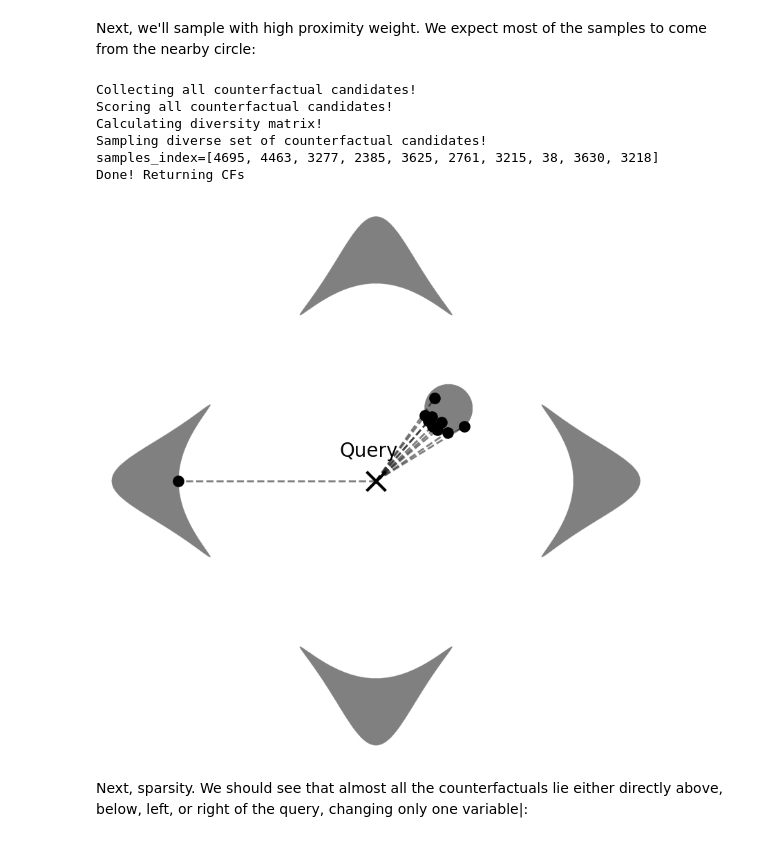
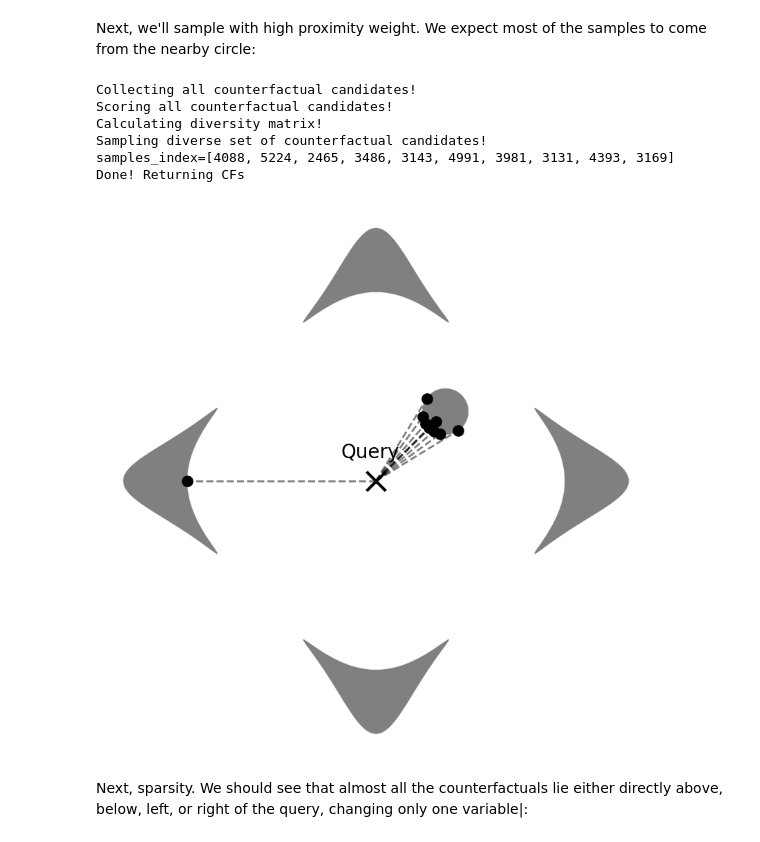
Before and after one commit to Lyleregenwetter/Multiobjective-Counterfactuals-for-Design, a Jupyter notebook: notebooks/2D Paper Results.ipynb, the cells around one changed output. Drawn from its saved outputs; the diff is of its cells as text; code cells hidden in the pictures.

```diff
--- a/notebooks/2D Paper Results.ipynb
+++ b/notebooks/2D Paper Results.ipynb
@@ -40,7 +40,7 @@ def plot_validity(validity, rangearr):
     ax.axis('off')
     return ax
 
-ranges = np.array([[-1.1, 1.1], [-1.1, 1.1]])
+ranges = np.array([[-1.15, 1.15], [-1.15, 1.15]])
 
 ax = plot_validity(validity, ranges)
 plt.show()
@@ -156,17 +156,17 @@ Next, we'll sample with high proximity weight. We expect most of the samples to
 # %%
 counterfactuals = generator.sample_with_dtai(num_samples=10, gower_weight=100,
                                              avg_gower_weight=0.5, cfc_weight=0.5,
                                              diversity_weight=0.2, include_dataset=False,
                                              num_dpp=10000)
-plotcfs(validity, counterfactuals.values, (0,0), np.array([[-1.1,1.1],[-1.1,1.1]]))
+plotcfs(validity, counterfactuals.values, (0,0), ranges)
 # %% [output]
 Collecting all counterfactual candidates!
 Scoring all counterfactual candidates!
 Calculating diversity matrix!
 Sampling diverse set of counterfactual candidates!
-samples_index=[4695, 4463, 3277, 2385, 3625, 2761, 3215, 38, 3630, 3218]
+samples_index=[4088, 5224, 2465, 3486, 3143, 4991, 3981, 3131, 4393, 3169]
 Done! Returning CFs
-[figure, old version]
+[figure, new version]
 # %% [markdown]
 Next, sparsity. We should see that almost all the counterfactuals lie either directly above, below, left, or right of the query, changing only one variable|:
 # %%
```
Also changed, not shown: parts of 7 cells of this notebook.
